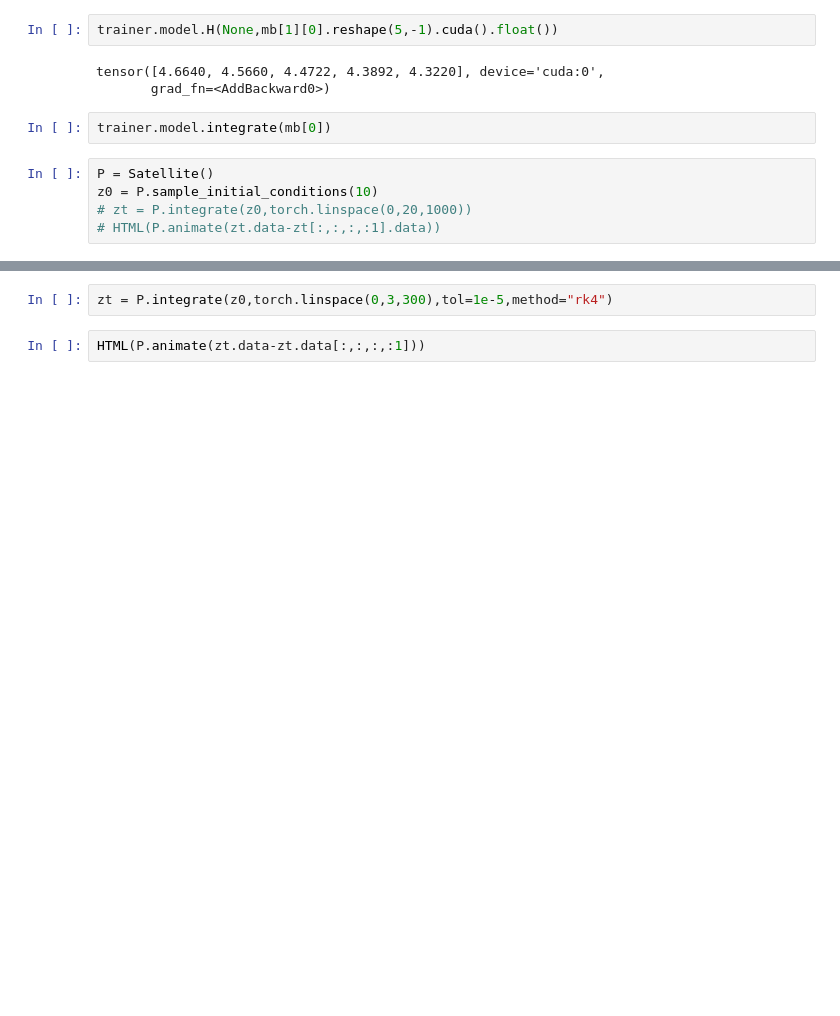
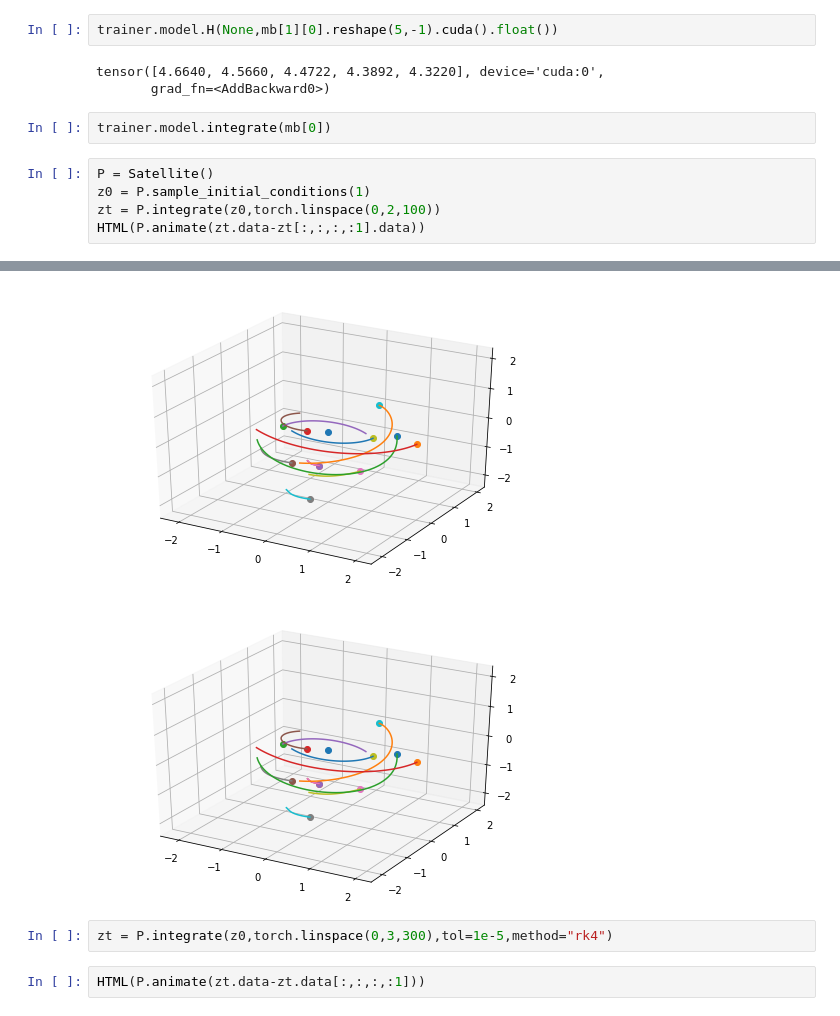
Before and after one commit to mfinzi/constrained-hamiltonian-neural-networks, a Jupyter notebook: pendulum.ipynb, the cells around one changed output, grey strips where cells are left out. Cells and saved outputs as stored; diff of their text form; blank space fills up the shorter version.

```diff
--- a/pendulum.ipynb
+++ b/pendulum.ipynb
@@ -68,6 +90,7 @@ tensor([4.6640, 4.5660, 4.4722, 4.3892, 4.3220], device='cuda:0',
 trainer.model.integrate(mb[0])
 # %%
 P = Satellite()
-z0 = P.sample_initial_conditions(10)
-# zt = P.integrate(z0,torch.linspace(0,20,1000))
-# HTML(P.animate(zt.data-zt[:,:,:,:1].data))
+z0 = P.sample_initial_conditions(1)
+zt = P.integrate(z0,torch.linspace(0,2,100))
+HTML(P.animate(zt.data-zt[:,:,:,:1].data))
+# %% [output]
@@ -74,3 +99,5 @@ z0 = P.sample_initial_conditions(10)
+[figure, added]
+[figure, added]
 # %%
 zt = P.integrate(z0,torch.linspace(0,3,300),tol=1e-5,method="rk4")
 # %%
```
Also changed, not shown: parts of 77 cells of this notebook, 21 other files.
